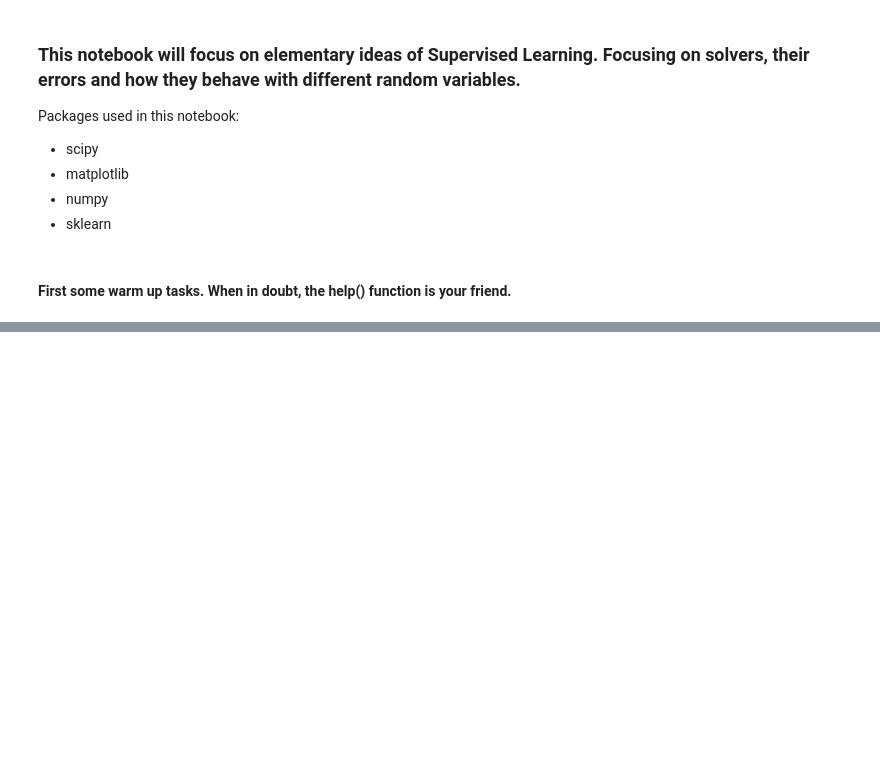
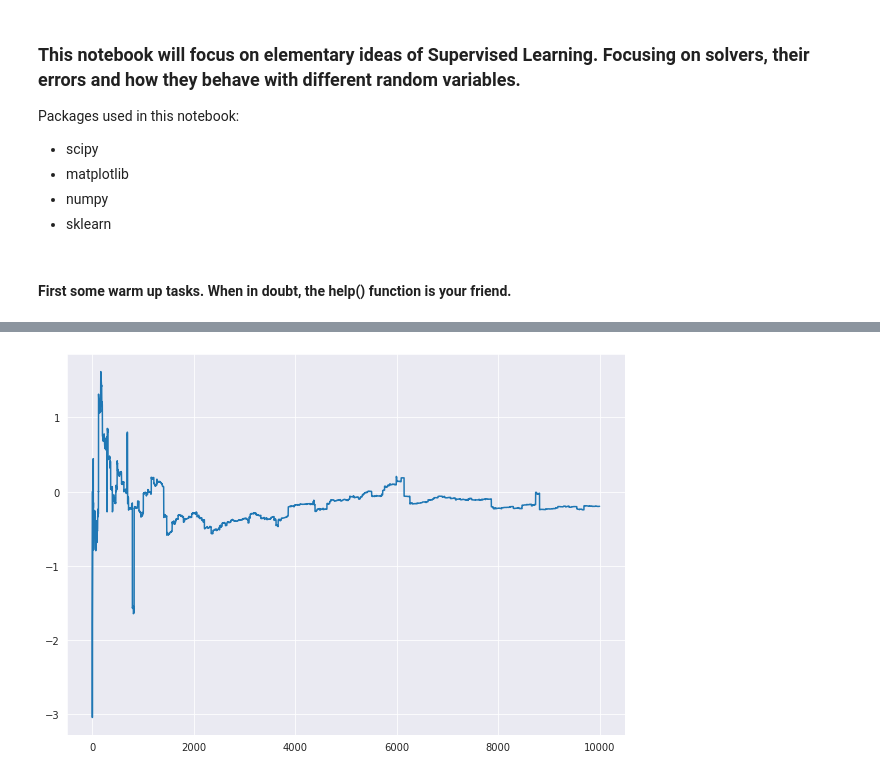
Before and after one commit to bilbrait/fundamentals-machine-learning, a Jupyter notebook: FML 1 - Supervised Learning (solutions).ipynb, the cells around one changed output, grey strips where cells are left out. Drawn from its saved outputs; the diff is of its cells as text; code cells hidden in the pictures; blank space fills up the shorter version.

```diff
--- a/FML 1 - Supervised Learning (solutions).ipynb
+++ b/FML 1 - Supervised Learning (solutions).ipynb
@@ -40,5 +49,11 @@ plt.plot( a )
 # %%
 b = []
-a = []
-for i in range(len(Grv)): b.append( sum( Crv[ :i ] )/(i+1) )
+for i in range(len(Crv)):
+    if i == 0: b.append( sum( Crv[ :i ] )/ 1 )
+    else: b.append( sum( Crv[ :i ] )/ i )
+
+plt.figure( figsize=( 10, 7 ) )
 plt.plot( b )
+plt.show()
+# %% [output]
+[figure, added]
```
Also changed, not shown: parts of 13 cells of this notebook.
